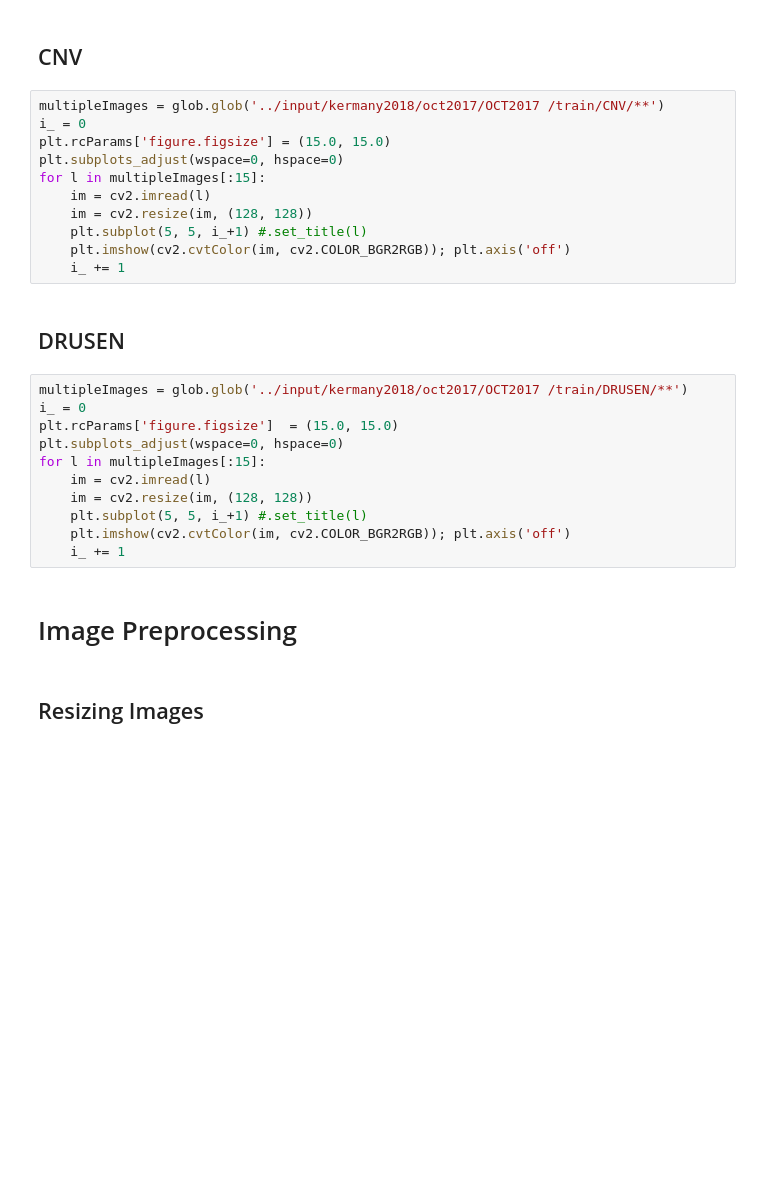
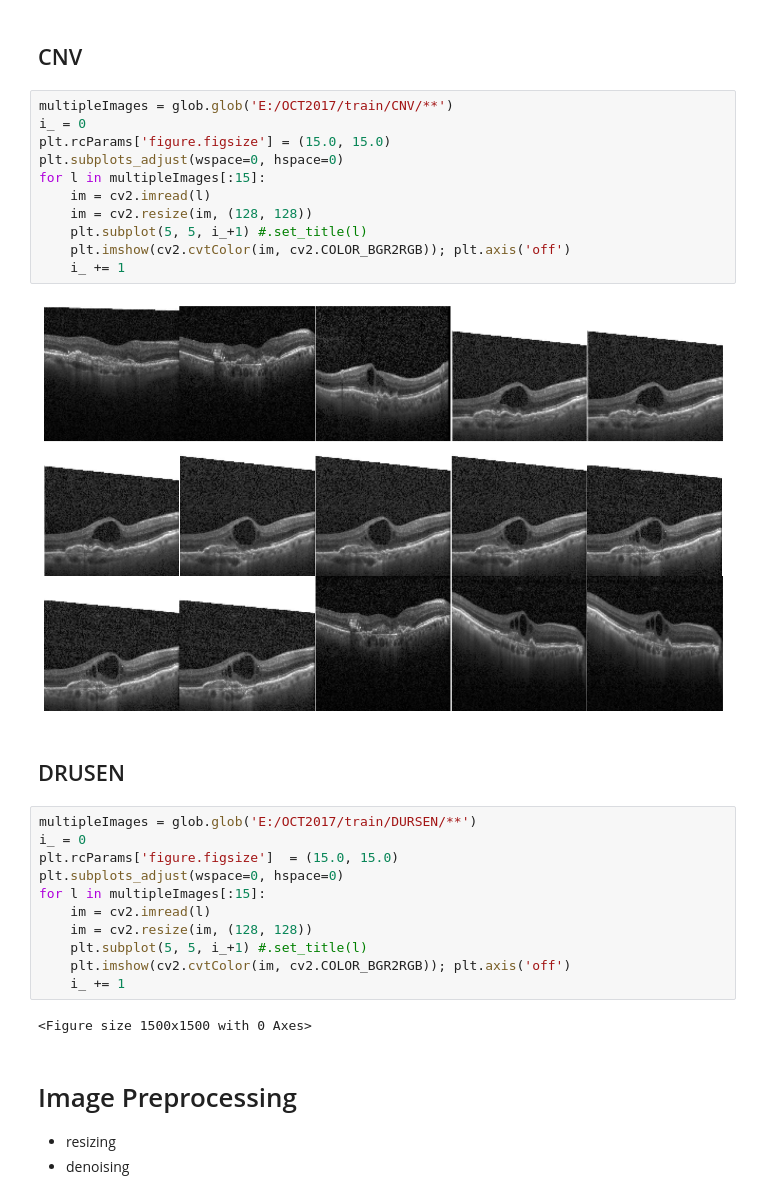
Before and after one commit to Miinaal/Retinal-OCT-Image-Classification, a Jupyter notebook: retinal-oct.ipynb, the cells around one changed output. Saved outputs shown, nothing was run; the diff lists cells and outputs as text; blank space fills up the shorter version.

```diff
--- a/retinal-oct.ipynb
+++ b/retinal-oct.ipynb
@@ -51,20 +53,22 @@ for l in multipleImages[:15]:
 # %% [markdown]
 ## CNV
 # %%
-multipleImages = glob.glob('../input/kermany2018/oct2017/OCT2017 /train/CNV/**')
+multipleImages = glob.glob('E:/OCT2017/train/CNV/**')
 i_ = 0
 plt.rcParams['figure.figsize'] = (15.0, 15.0)
 plt.subplots_adjust(wspace=0, hspace=0)
 for l in multipleImages[:15]:
     im = cv2.imread(l)
     im = cv2.resize(im, (128, 128))
     plt.subplot(5, 5, i_+1) #.set_title(l)
     plt.imshow(cv2.cvtColor(im, cv2.COLOR_BGR2RGB)); plt.axis('off')
     i_ += 1
+# %% [output]
+[figure, added]
 # %% [markdown]
 ## DRUSEN
 # %%
-multipleImages = glob.glob('../input/kermany2018/oct2017/OCT2017 /train/DRUSEN/**')
+multipleImages = glob.glob('E:/OCT2017/train/DURSEN/**')
 i_ = 0
 plt.rcParams['figure.figsize']  = (15.0, 15.0)
 plt.subplots_adjust(wspace=0, hspace=0)
@@ -74,7 +78,9 @@ for l in multipleImages[:15]:
     plt.subplot(5, 5, i_+1) #.set_title(l)
     plt.imshow(cv2.cvtColor(im, cv2.COLOR_BGR2RGB)); plt.axis('off')
     i_ += 1
+# %% [output]
+<Figure size 1500x1500 with 0 Axes>
 # %% [markdown]
 # Image Preprocessing
+- resizing
+- denoising
-# %% [markdown]
-## Resizing Images
```
Also changed, not shown: parts of 10 cells of this notebook.
